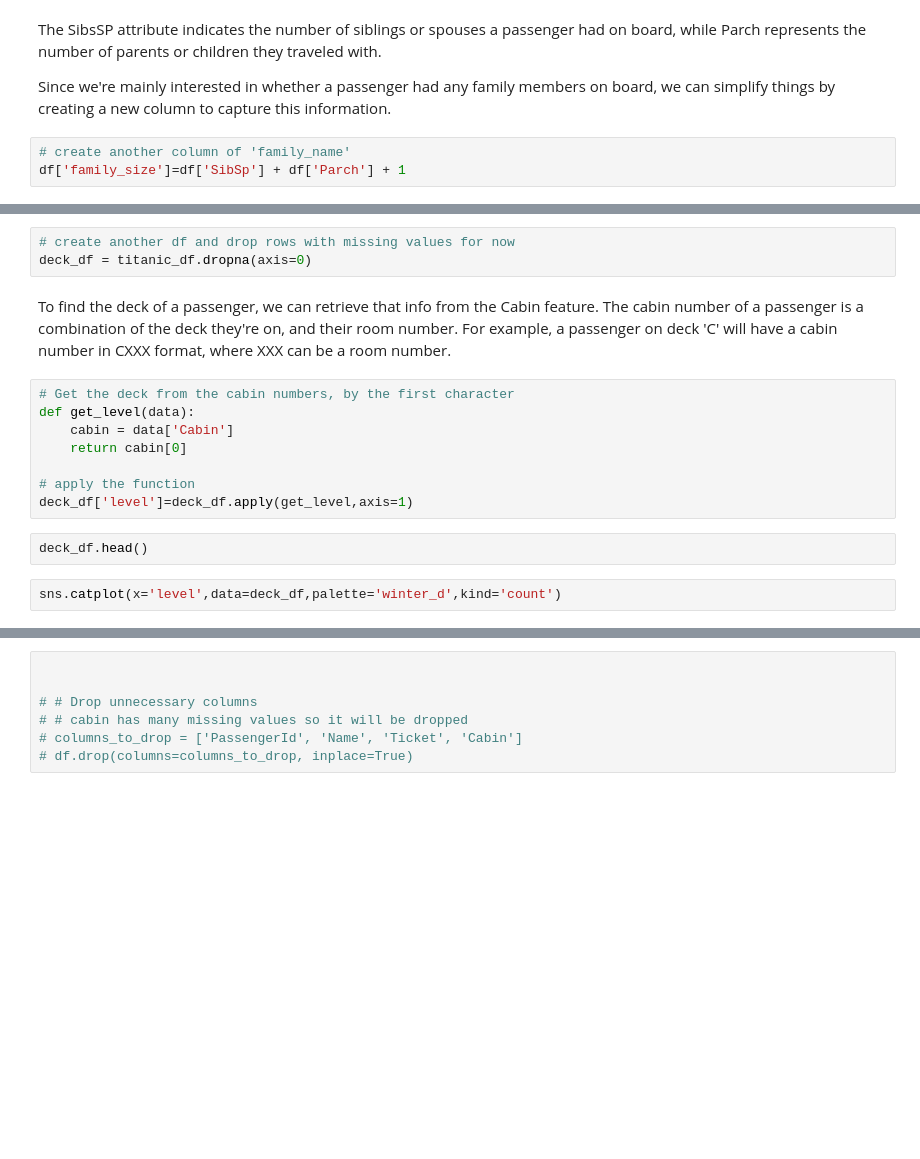
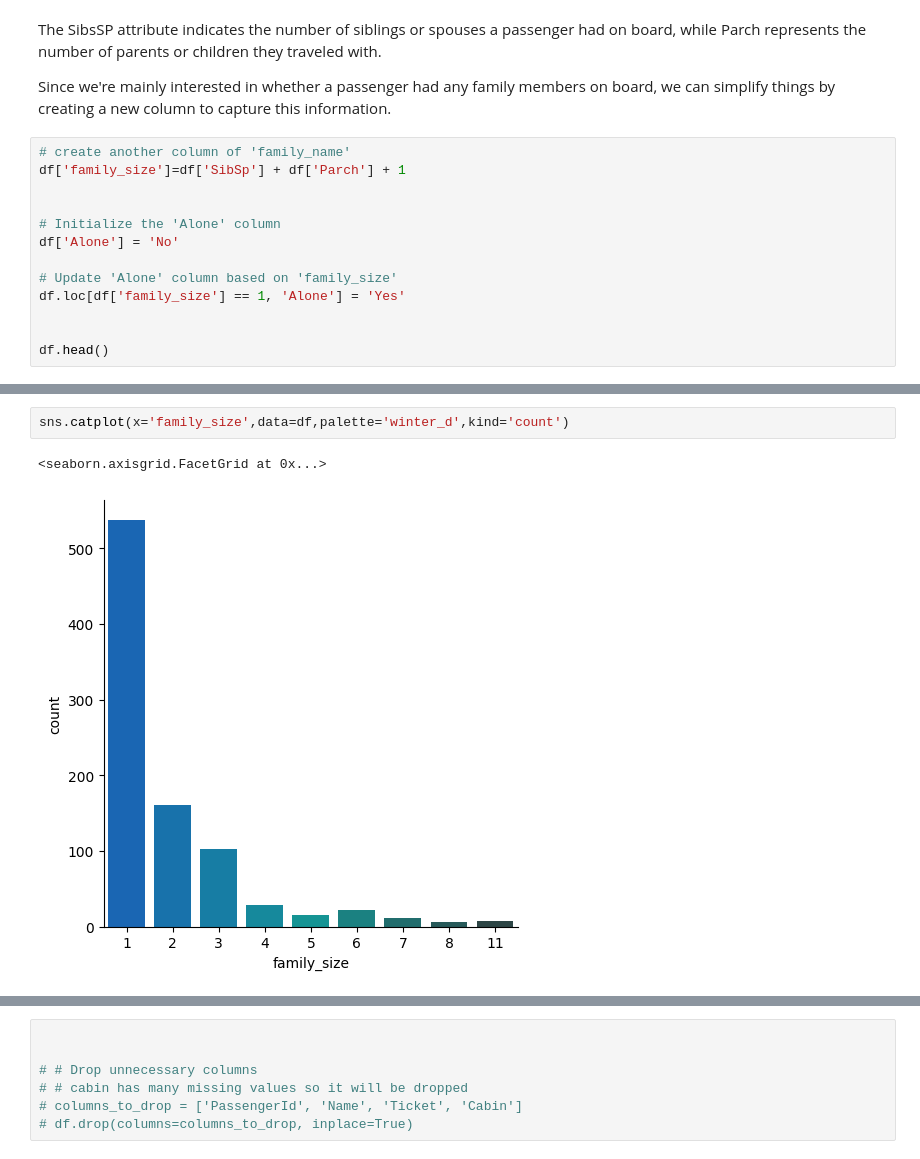
Before and after one commit to xkeyna/Data-Science-portfolio, a Jupyter notebook: titanic-eda.ipynb, the cells around one changed output, grey strips where cells are left out. Drawn from its saved outputs; the diff is of its cells as text; blank space fills up the shorter version.

Commit message:
Kaggle Notebook | Titanic | EDA | Version 3

```diff
--- a/titanic-eda.ipynb
+++ b/titanic-eda.ipynb
@@ -265,3 +249,13 @@ Since we're mainly interested in whether a passenger had any family members on b
 # %%
 # create another column of 'family_name'
 df['family_size']=df['SibSp'] + df['Parch'] + 1
+
+
+# Initialize the 'Alone' column
+df['Alone'] = 'No'
+
+# Update 'Alone' column based on 'family_size'
+df.loc[df['family_size'] == 1, 'Alone'] = 'Yes'
+
+
+df.head()
@@ -268,17 +269,5 @@ df['family_size']=df['SibSp'] + df['Parch'] + 1
-# %%
-# create another df and drop rows with missing values for now
-deck_df = titanic_df.dropna(axis=0)
-# %% [markdown]
-To find the deck of a passenger, we can retrieve that info from the Cabin feature. The cabin number of a passenger is a combination of the deck they're on, and their room number. For example, a passenger on deck 'C' will have a cabin number in CXXX format, where XXX can be a room number.
-# %%
-# Get the deck from the cabin numbers, by the first character
-def get_level(data):
-    cabin = data['Cabin']
-    return cabin[0]
-
-# apply the function
-deck_df['level']=deck_df.apply(get_level,axis=1)
-# %%
-deck_df.head()
 # %%
-sns.catplot(x='level',data=deck_df,palette='winter_d',kind='count')
+sns.catplot(x='family_size',data=df,palette='winter_d',kind='count')
+# %% [output]
+<seaborn.axisgrid.FacetGrid at 0x...>
+[figure, added]
```
Also changed, not shown: parts of 25 cells of this notebook.
